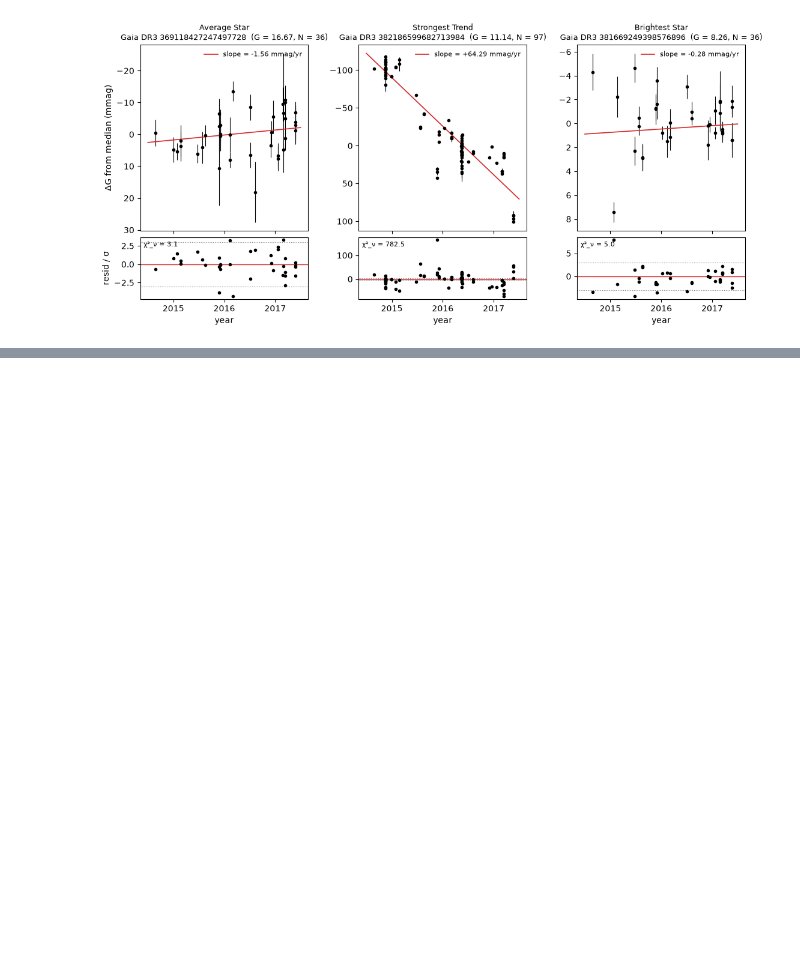
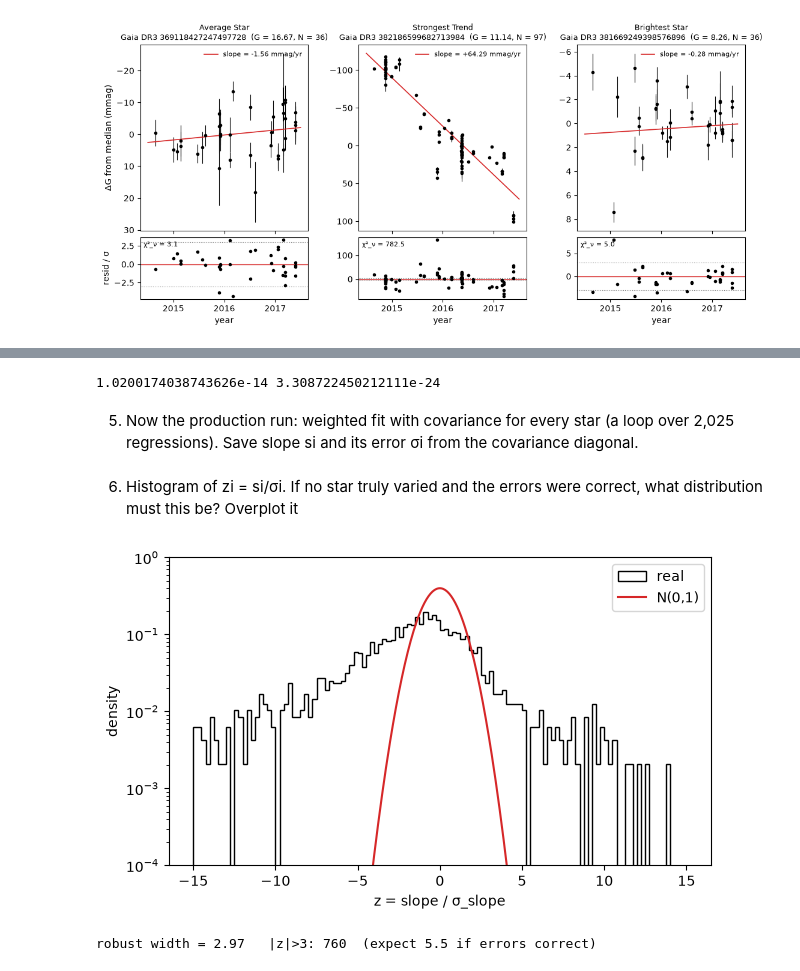
Before and after one commit to Y1nfinity/Astrostatistics, a Jupyter notebook: Gaiadata.ipynb, the cells around one changed output, grey strips where cells are left out. Drawn from its saved outputs; the diff is of its cells as text; code cells hidden in the pictures; blank space fills up the shorter version.

```diff
--- a/Gaiadata.ipynb
+++ b/Gaiadata.ipynb
@@ -103,0 +131,50 @@ print({k: int(ids[i]) for k, i in picks.items()})
+# %%
+def wls(t, m, e):
+    A = np.column_stack([t, np.ones_like(t)])
+    w = 1.0 / e**2
+    ATWA = A.T @ (A * w[:, None])
+    C = np.linalg.inv(ATWA)
+    beta = np.linalg.solve(ATWA, A.T @ (w * m))
+    return beta, C          # beta = [slope, intercept]
+# %%
+beta, C = wls(t, m, e)
+p, Cp = np.polyfit(t, m, 1, w=1/e, cov="unscaled")
+print(np.max(np.abs(beta - p)), np.max(np.abs(C - Cp)))
+# %% [output]
+1.0200174038743626e-14 3.308722450212111e-24
+# %% [markdown]
+5. Now the production run: weighted fit with covariance for every star (a loop over
+2,025 regressions). Save slope si and its error σi from the covariance diagonal.
+# %%
+def fit_all(f=0.0, perms=None):
+    s, sig = np.empty(N), np.empty(N)
+    for i, (a, k) in enumerate(zip(start, n)):
+        r = df[a:a+k]
+        m, e = r["gmag"], np.sqrt(r["gmag_err"]**2 + f**2)
+        if perms is not None:
+            m, e = m[perms[i]], e[perms[i]]   # shuffle (mag, err) pairs vs. time
+        beta, C = wls(r["t_year"] - T0, m, e)
+        s[i], sig[i] = beta[0], np.sqrt(C[0, 0])
+    return s, sig
+
+slopes, sig = fit_all()
+z = slopes / sig
+# %% [markdown]
+6. Histogram of zi = si/σi. If no star truly varied and the errors were correct, what
+distribution must this be? Overplot it
+# %%
+def rwidth(x):
+    return 1.4826 * np.median(np.abs(x - np.median(x)))
+
+bins = np.linspace(-15, 15, 121)
+x = np.linspace(-15, 15, 500)
+plt.figure(figsize=(7, 4))
+plt.hist(z, bins, density=True, histtype="step", color="k", label="real")
+plt.plot(x, scipy.stats.norm.pdf(x), "C3", label="N(0,1)")
+plt.yscale("log"); plt.ylim(1e-4, 1)
+plt.xlabel("z = slope / σ_slope"); plt.ylabel("density"); plt.legend()
+plt.show()
+print(f"robust width = {rwidth(z):.2f}   |z|>3: {np.sum(np.abs(z) > 3)}  (expect {0.0027*N:.1f} if errors correct)")
+# %% [output]
+[figure, added]
+robust width = 2.97   |z|>3: 760  (expect 5.5 if errors correct)
```
Also changed, not shown: parts of 11 cells of this notebook.
